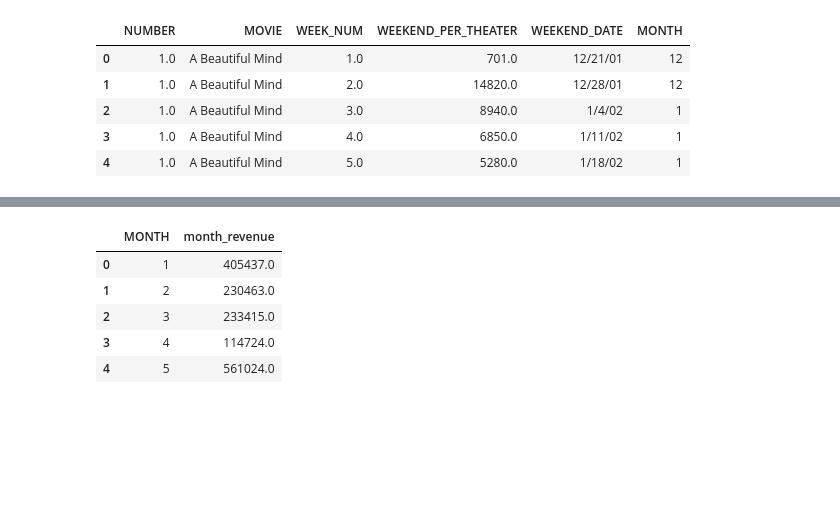
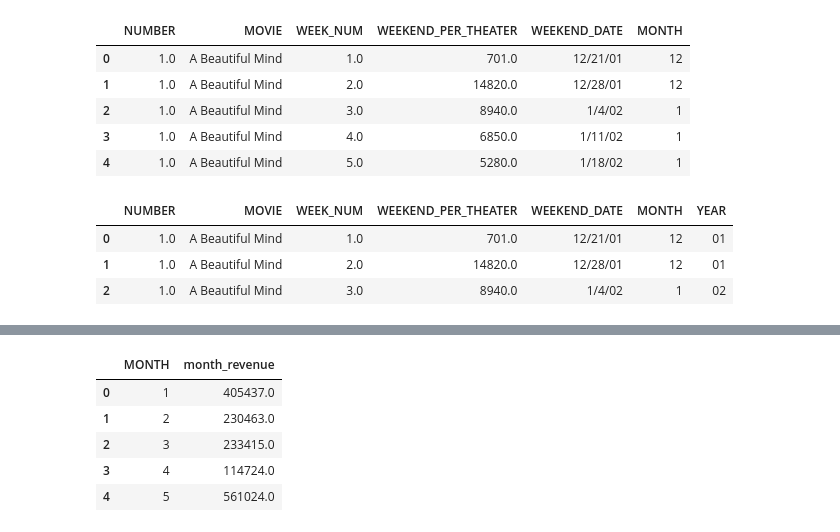
Before and after one commit to sososummer88/popcorn-project, a Jupyter notebook: popcorn.ipynb, the cells around one changed output, grey strips where cells are left out. Cells and saved outputs as stored; diff of their text form; code cells hidden in the pictures; blank space fills up the shorter version.

```diff
--- a/popcorn.ipynb
+++ b/popcorn.ipynb
@@ -193,3 +201,11 @@ movies.head()
 | 2 | 1.0 | A Beautiful Mind | 3.0 | 8940.0 | 1/4/02 | 1 |
 | 3 | 1.0 | A Beautiful Mind | 4.0 | 6850.0 | 1/11/02 | 1 |
 | 4 | 1.0 | A Beautiful Mind | 5.0 | 5280.0 | 1/18/02 | 1 |
+# %%
+movies['YEAR']=movies['WEEKEND_DATE'].map(lambda x: year_extract(x))
+movies.head(3)
+# %% [output]
+|  | NUMBER | MOVIE | WEEK_NUM | WEEKEND_PER_THEATER | WEEKEND_DATE | MONTH | YEAR |
+| 0 | 1.0 | A Beautiful Mind | 1.0 | 701.0 | 12/21/01 | 12 | 01 |
+| 1 | 1.0 | A Beautiful Mind | 2.0 | 14820.0 | 12/28/01 | 12 | 01 |
+| 2 | 1.0 | A Beautiful Mind | 3.0 | 8940.0 | 1/4/02 | 1 | 02 |
```
Also changed, not shown: parts of 8 cells of this notebook.
